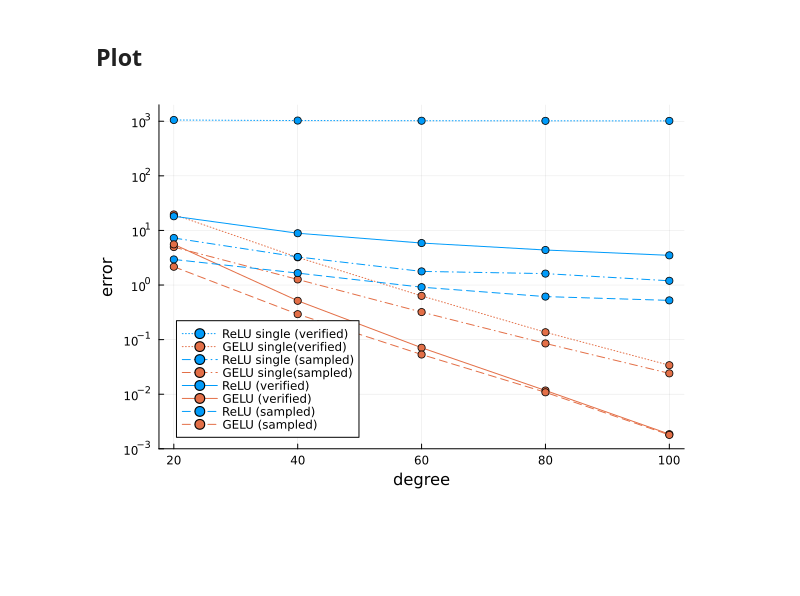
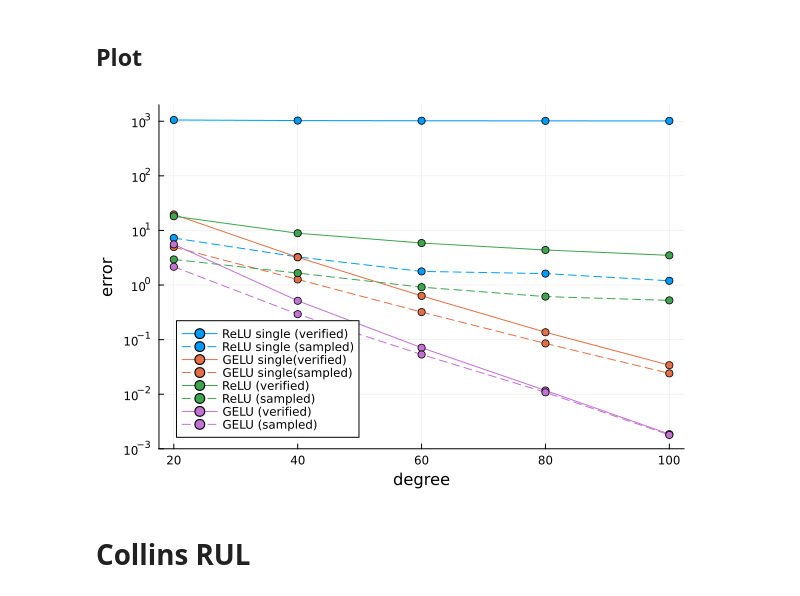
Before and after one commit to phK3/VeryDiffPolyExperiments, a Jupyter notebook: analysis/gelu/ablation.ipynb, the cells around one changed output. Saved outputs shown, nothing was run; the diff lists cells and outputs as text; code cells hidden in the pictures; blank space fills up the shorter version.

```diff
--- a/analysis/gelu/ablation.ipynb
+++ b/analysis/gelu/ablation.ipynb
@@ -119,16 +95,18 @@ VeryDiffPolyExperiments.export2json(mnist_gelu_sampled_networks[end], "mnist_gel
 # %%
 plot(xlabel="degree", ylabel="error", yaxis=:log10, yticks=[1e-3, 1e-2, 1e-1, 1, 1e1, 1e2, 1e3], ylims=(1e-3, 2000), legend=:bottomleft)
 
-plot!(mnist_relu_single_results["degrees"], mnist_relu_single_results["ϵs"], label="ReLU single (verified)", linestyle=:dot, markershape=:circle, color=1)
-plot!(mnist_gelu_single_results["degrees"], mnist_gelu_single_results["ϵs"], label="GELU single(verified)", linestyle=:dot, markershape=:circle, color=2)
+plot!(mnist_relu_single_results["degrees"], mnist_relu_single_results["ϵs"], label="ReLU single (verified)", markershape=:circle, color=1)
+plot!(mnist_relu_single_results["degrees"], mnist_relu_single_results["ϵ_samples"], label="ReLU single (sampled)", linestyle=:dash, markershape=:circle, color=1)
 
-plot!(mnist_relu_single_results["degrees"], mnist_relu_single_results["ϵ_samples"], label="ReLU single (sampled)", linestyle=:dashdot, markershape=:circle, color=1)
-plot!(mnist_gelu_single_results["degrees"], mnist_gelu_single_results["ϵ_samples"], label="GELU single(sampled)", linestyle=:dashdot, markershape=:circle, color=2)
+plot!(mnist_gelu_single_results["degrees"], mnist_gelu_single_results["ϵs"], label="GELU single(verified)", markershape=:circle, color=2)
+plot!(mnist_gelu_single_results["degrees"], mnist_gelu_single_results["ϵ_samples"], label="GELU single(sampled)", linestyle=:dash, markershape=:circle, color=2)
 
-plot!(mnist_relu_results["degrees"], mnist_relu_results["ϵs"], label="ReLU (verified)", markershape=:circle, color=1)
-plot!(mnist_gelu_results["degrees"], mnist_gelu_results["ϵs"], label="GELU (verified)", markershape=:circle, color=2)
+plot!(mnist_relu_results["degrees"], mnist_relu_results["ϵs"], label="ReLU (verified)", markershape=:circle, color=3)
+plot!(mnist_relu_results["degrees"], mnist_relu_results["ϵ_samples"], label="ReLU (sampled)", markershape=:circle, linestyle=:dash, color=3)
 
-plot!(mnist_relu_results["degrees"], mnist_relu_results["ϵ_samples"], label="ReLU (sampled)", markershape=:circle, linestyle=:dash, color=1)
-plot!(mnist_gelu_results["degrees"], mnist_gelu_results["ϵ_samples"], label="GELU (sampled)", markershape=:circle, linestyle=:dash, color=2)
+plot!(mnist_gelu_results["degrees"], mnist_gelu_results["ϵs"], label="GELU (verified)", markershape=:circle, color=4)
+plot!(mnist_gelu_results["degrees"], mnist_gelu_results["ϵ_samples"], label="GELU (sampled)", markershape=:circle, linestyle=:dash, color=4)
 # %% [output]
-[figure, old version]
+[figure, new version]
+# %% [markdown]
+# Collins RUL
```
Also changed, not shown: parts of 11 cells of this notebook.
